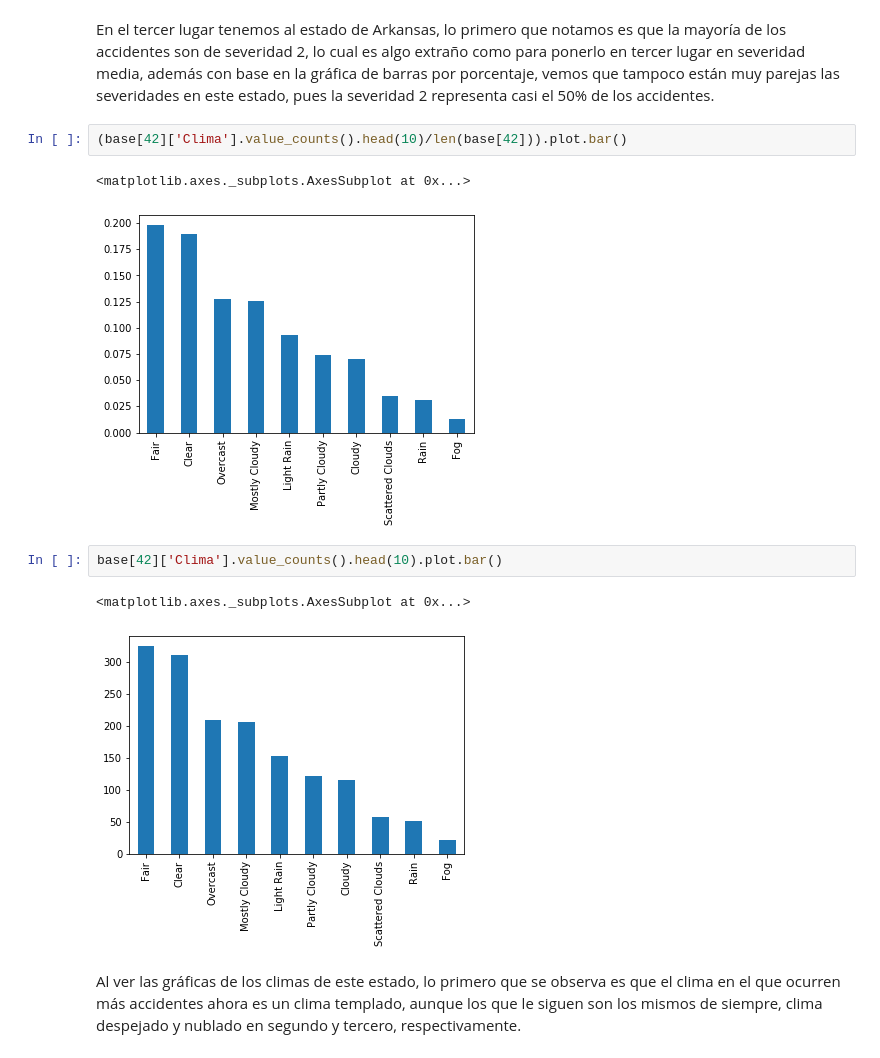
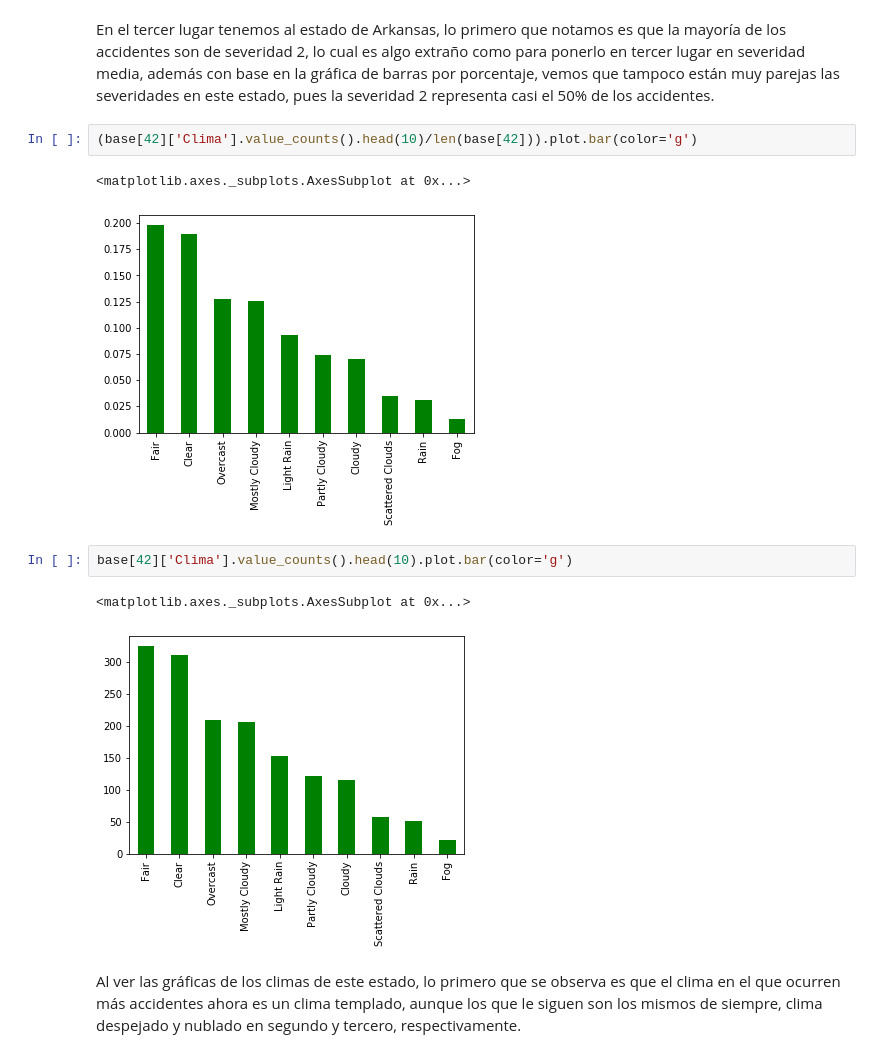
Before and after one commit to ProyectoFinalMineria/BaseDatos, a Jupyter notebook: BD US acc.ipynb, the cells around one changed output. Cells and saved outputs as stored; diff of their text form.

```diff
--- a/BD US acc.ipynb
+++ b/BD US acc.ipynb
@@ -585,15 +716,15 @@ Estado #3: AR
 # %% [markdown]
 En el tercer lugar tenemos al estado de Arkansas, lo primero que notamos es que la mayoría de los accidentes son de severidad 2, lo cual es algo extraño como para ponerlo en tercer lugar en severidad media, además con base en la gráfica de barras por porcentaje, vemos que tampoco están muy parejas las severidades en este estado, pues la severidad 2 representa casi el 50% de los accidentes.
 # %%
-(base[42]['Clima'].value_counts().head(10)/len(base[42])).plot.bar()
+(base[42]['Clima'].value_counts().head(10)/len(base[42])).plot.bar(color='g')
 # %% [output]
 <matplotlib.axes._subplots.AxesSubplot at 0x...>
-[figure, old version]
+[figure, new version]
 # %%
-base[42]['Clima'].value_counts().head(10).plot.bar()
+base[42]['Clima'].value_counts().head(10).plot.bar(color='g')
 # %% [output]
 <matplotlib.axes._subplots.AxesSubplot at 0x...>
-[figure, old version]
+[figure, new version]
 # %% [markdown]
 Al ver las gráficas de los climas de este estado, lo primero que se observa es que el clima en el que ocurren más accidentes ahora es un clima templado, aunque los que le siguen son los mismos de siempre, clima despejado y nublado en segundo y tercero, respectivamente.
 # %% [markdown]
```
Also changed, not shown: parts of 35 cells of this notebook.
